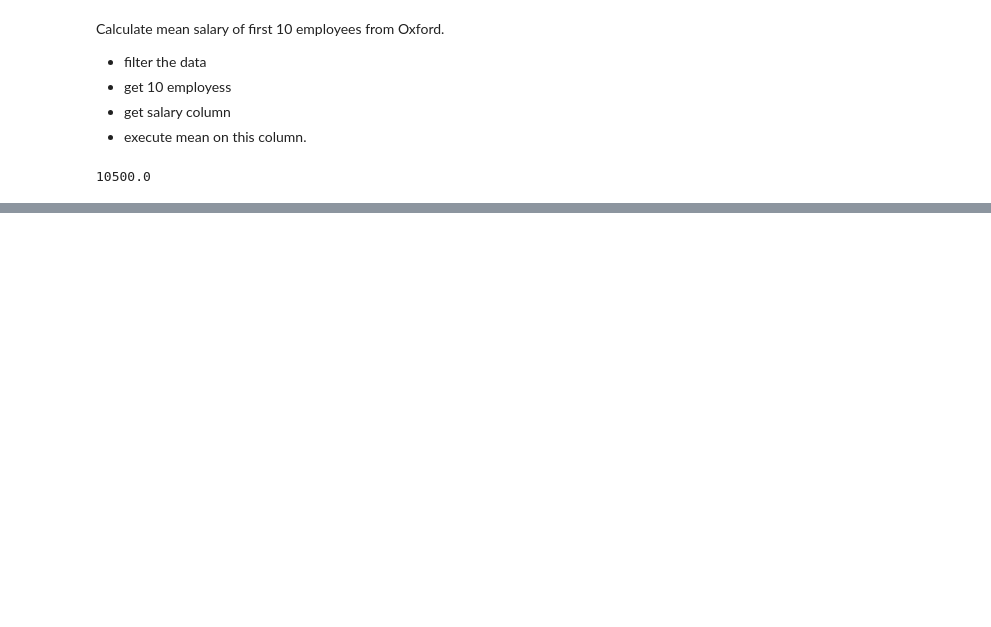
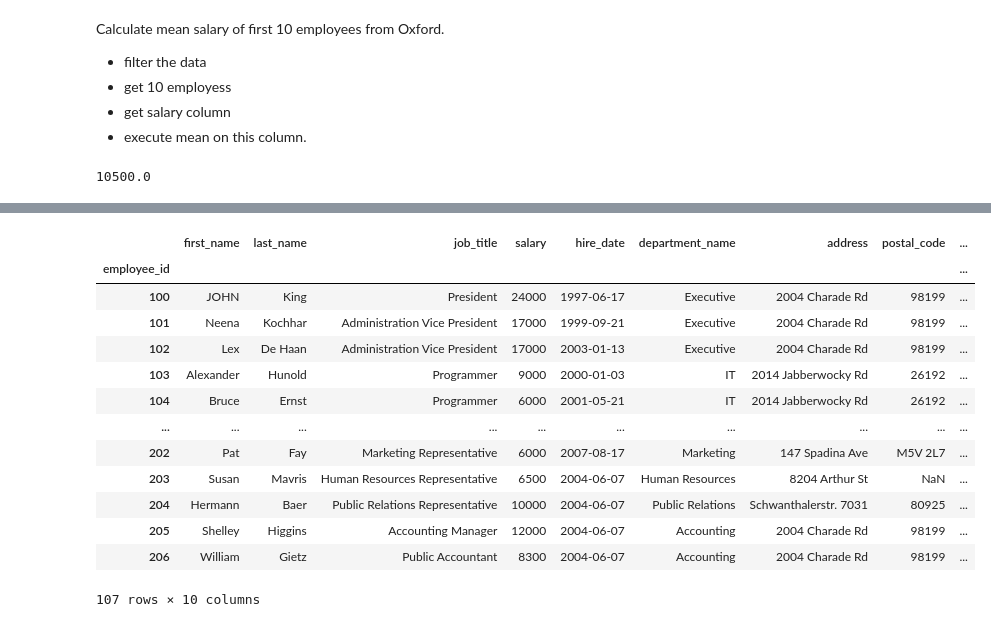
Before and after one commit to piotrgradzinski/dap_20230114, a Jupyter notebook: day_7_pgg/emps_access_filtering.ipynb, the cells around one changed output, grey strips where cells are left out. Cells and saved outputs as stored; diff of their text form; code cells hidden in the pictures; blank space fills up the shorter version.

Commit message:
Employees, McDonalds.

```diff
--- a/day_7_pgg/emps_access_filtering.ipynb
+++ b/day_7_pgg/emps_access_filtering.ipynb
@@ -646,0 +664,2 @@ emps[emps.city == 'Oxford'].iloc[0:10].salary.mean()
+# %%
+my_df = emps  # WE ARE NOT COPYING THE DATAFRAME!
@@ -646,0 +700,19 @@ emps[emps.city == 'Oxford'].iloc[0:10].salary.mean()
+# %%
+my_df.iloc[0, 0] = 'JOHN'
+# %%
+my_df
+# %% [output]
+|  | first_name | last_name | job_title | salary | hire_date | department_name | address | postal_code | ... |
+| employee_id |  |  |  |  |  |  |  |  | ... |
+| 100 | JOHN | King | President | 24000 | 1997-06-17 | Executive | 2004 Charade Rd | 98199 | ... |
+| 101 | Neena | Kochhar | Administration Vice President | 17000 | 1999-09-21 | Executive | 2004 Charade Rd | 98199 | ... |
+| 102 | Lex | De Haan | Administration Vice President | 17000 | 2003-01-13 | Executive | 2004 Charade Rd | 98199 | ... |
+| 103 | Alexander | Hunold | Programmer | 9000 | 2000-01-03 | IT | 2014 Jabberwocky Rd | 26192 | ... |
+| 104 | Bruce | Ernst | Programmer | 6000 | 2001-05-21 | IT | 2014 Jabberwocky Rd | 26192 | ... |
+| ... | ... | ... | ... | ... | ... | ... | ... | ... | ... |
+| 202 | Pat | Fay | Marketing Representative | 6000 | 2007-08-17 | Marketing | 147 Spadina Ave | M5V 2L7 | ... |
+| 203 | Susan | Mavris | Human Resources Representative | 6500 | 2004-06-07 | Human Resources | 8204 Arthur St | NaN | ... |
+| 204 | Hermann | Baer | Public Relations Representative | 10000 | 2004-06-07 | Public Relations | Schwanthalerstr. 7031 | 80925 | ... |
+| 205 | Shelley | Higgins | Accounting Manager | 12000 | 2004-06-07 | Accounting | 2004 Charade Rd | 98199 | ... |
+| 206 | William | Gietz | Public Accountant | 8300 | 2004-06-07 | Accounting | 2004 Charade Rd | 98199 | ... |
+107 rows × 10 columns
```
Also changed, not shown: parts of 23 cells of this notebook, 2 other files.
